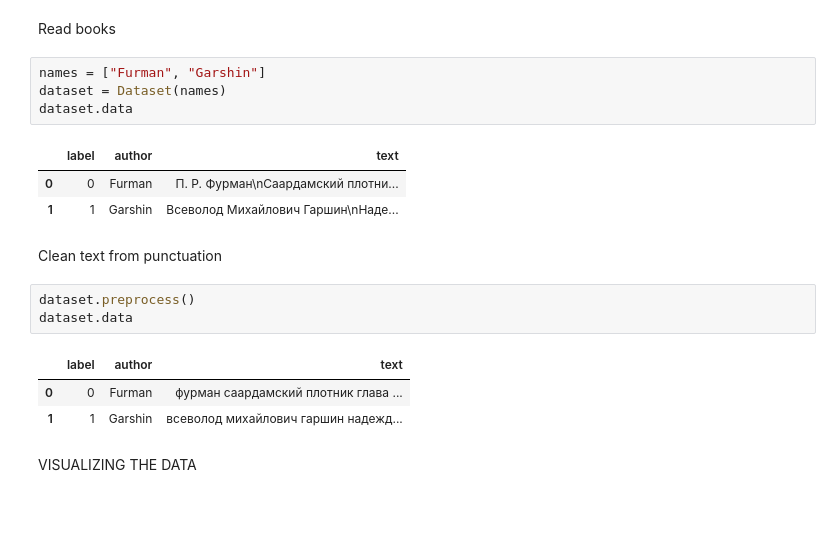
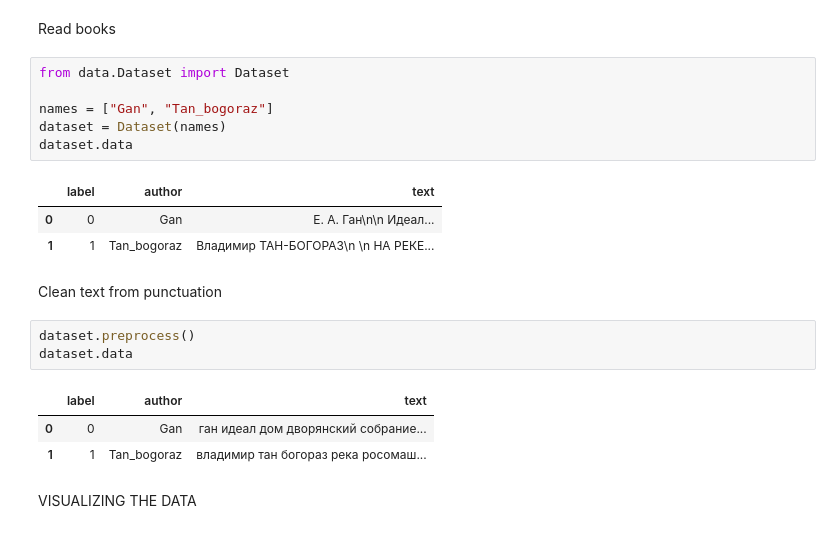
Before and after one commit to kmaltcev/NLP-BiLSTM-model, a Jupyter notebook: CNN_BiLSTM.ipynb, the cells around one changed output. Drawn from its saved outputs; the diff is of its cells as text.

```diff
--- a/CNN_BiLSTM.ipynb
+++ b/CNN_BiLSTM.ipynb
@@ -10,13 +1,15 @@ from utils.utils import plot_words_cloud, plot_words_count, plot_compare_bars
 # %% [markdown]
 Read books
 # %%
-names = ["Furman", "Garshin"]
+from data.Dataset import Dataset
+
+names = ["Gan", "Tan_bogoraz"]
 dataset = Dataset(names)
 dataset.data
 # %% [output]
 |  | label | author | text |
-| 0 | 0 | Furman | ﻿П. Р. Фурман\nСаардамский плотни... |
-| 1 | 1 | Garshin | ﻿Всеволод Михайлович Гаршин\nНаде... |
+| 0 | 0 | Gan | ﻿Е. А. Ган\n\n Идеал... |
+| 1 | 1 | Tan_bogoraz | Владимир ТАН-БОГОРАЗ\n \n НА РЕКЕ... |
 # %% [markdown]
 Clean text from punctuation
 # %%
@@ -24,7 +17,7 @@ dataset.preprocess()
 dataset.data
 # %% [output]
 |  | label | author | text |
-| 0 | 0 | Furman | фурман саардамский плотник глава ... |
-| 1 | 1 | Garshin | всеволод михайлович гаршин надежд... |
+| 0 | 0 | Gan | ган идеал дом дворянский собрание... |
+| 1 | 1 | Tan_bogoraz | владимир тан богораз река росомаш... |
 # %% [markdown]
 VISUALIZING THE DATA
```
Also changed, not shown: parts of 18 cells of this notebook, 10 other files.
